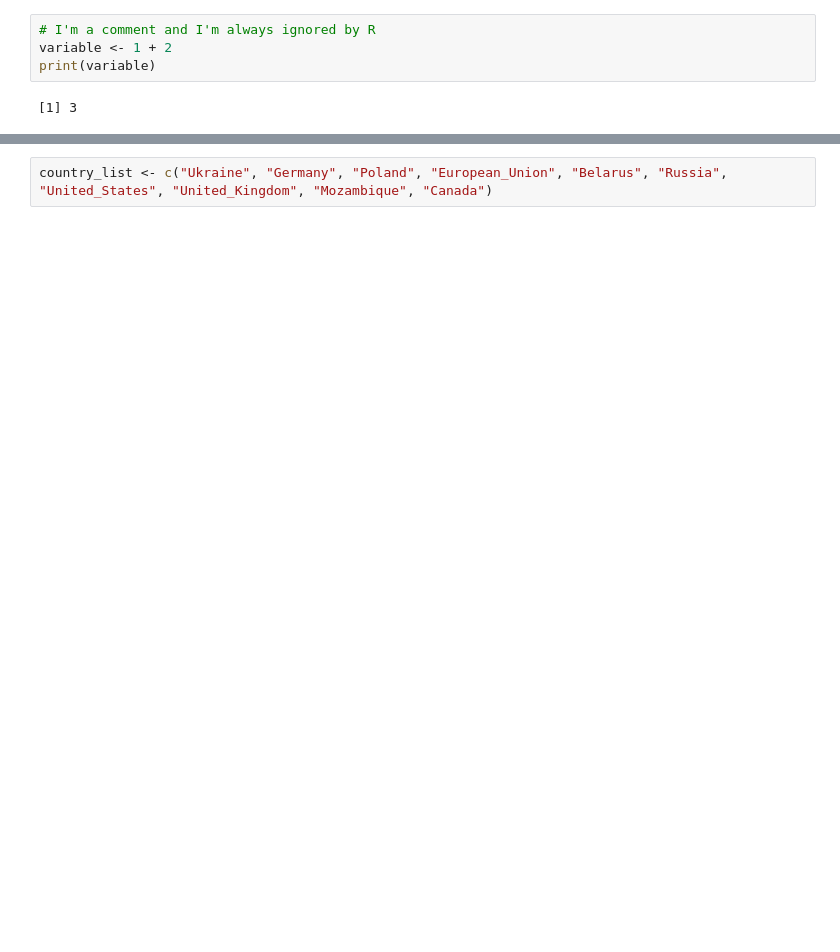
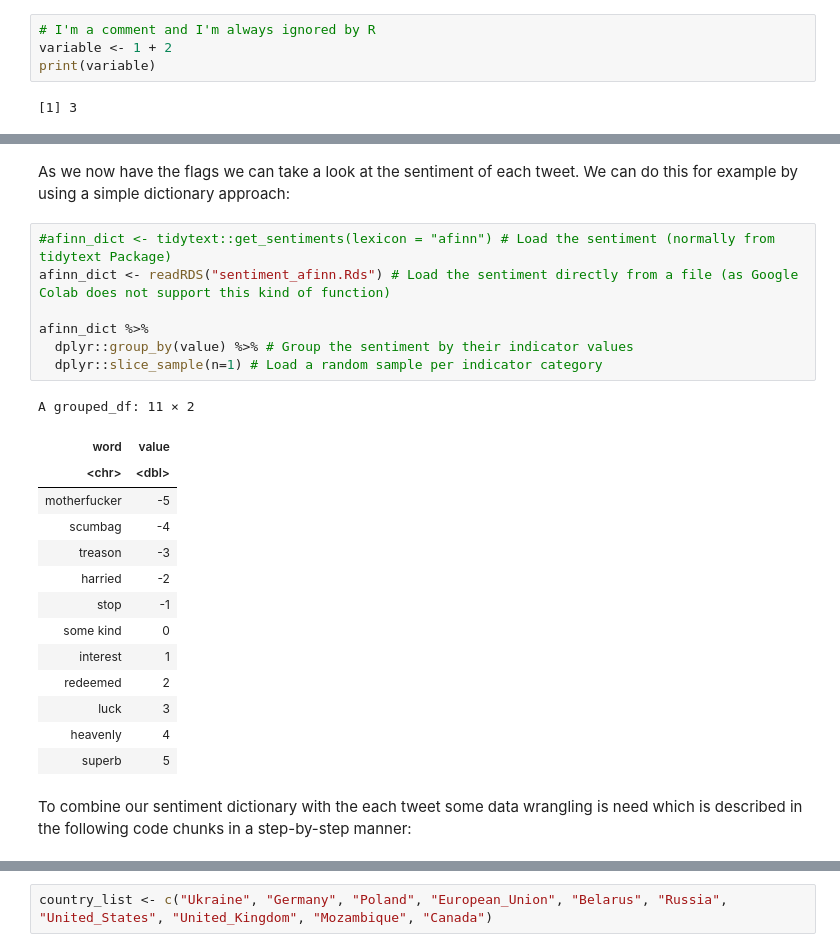
Before and after one commit to andreaskuepfer/data-analysis-visualization-lecture, a Jupyter notebook: Data_Analysis_Guest_Lecture.ipynb, the cells around one changed output, grey strips where cells are left out. Cells and saved outputs as stored; diff of their text form; blank space fills up the shorter version.

```diff
--- a/Data_Analysis_Guest_Lecture.ipynb
+++ b/Data_Analysis_Guest_Lecture.ipynb
@@ -62,2 +95,28 @@ afinn_dict %>%
+# %% [markdown]
+As we now have the flags we can take a look at the sentiment of each tweet. We can do this for example by using a simple dictionary approach:
+# %%
+#afinn_dict <- tidytext::get_sentiments(lexicon = "afinn") # Load the sentiment (normally from tidytext Package)
+afinn_dict <- readRDS("sentiment_afinn.Rds") # Load the sentiment directly from a file (as Google Colab does not support this kind of function)
+
+afinn_dict %>%
+  dplyr::group_by(value) %>% # Group the sentiment by their indicator values
+  dplyr::slice_sample(n=1) # Load a random sample per indicator category
+# %% [output]
+A grouped_df: 11 × 2
+| word | value |
+| <chr> | <dbl> |
+| motherfucker | -5 |
+| scumbag | -4 |
+| treason | -3 |
+| harried | -2 |
+| stop | -1 |
+| some kind | 0 |
+| interest | 1 |
+| redeemed | 2 |
+| luck | 3 |
+| heavenly | 4 |
+| superb | 5 |
+# %% [markdown]
+To combine our sentiment dictionary with the each tweet some data wrangling is need which is described in the following code chunks in a step-by-step manner:
 # %%
 tweets_en_emoji_sentiment <- tweets_en_emoji %>%
```
Also changed, not shown: parts of 31 cells of this notebook.
